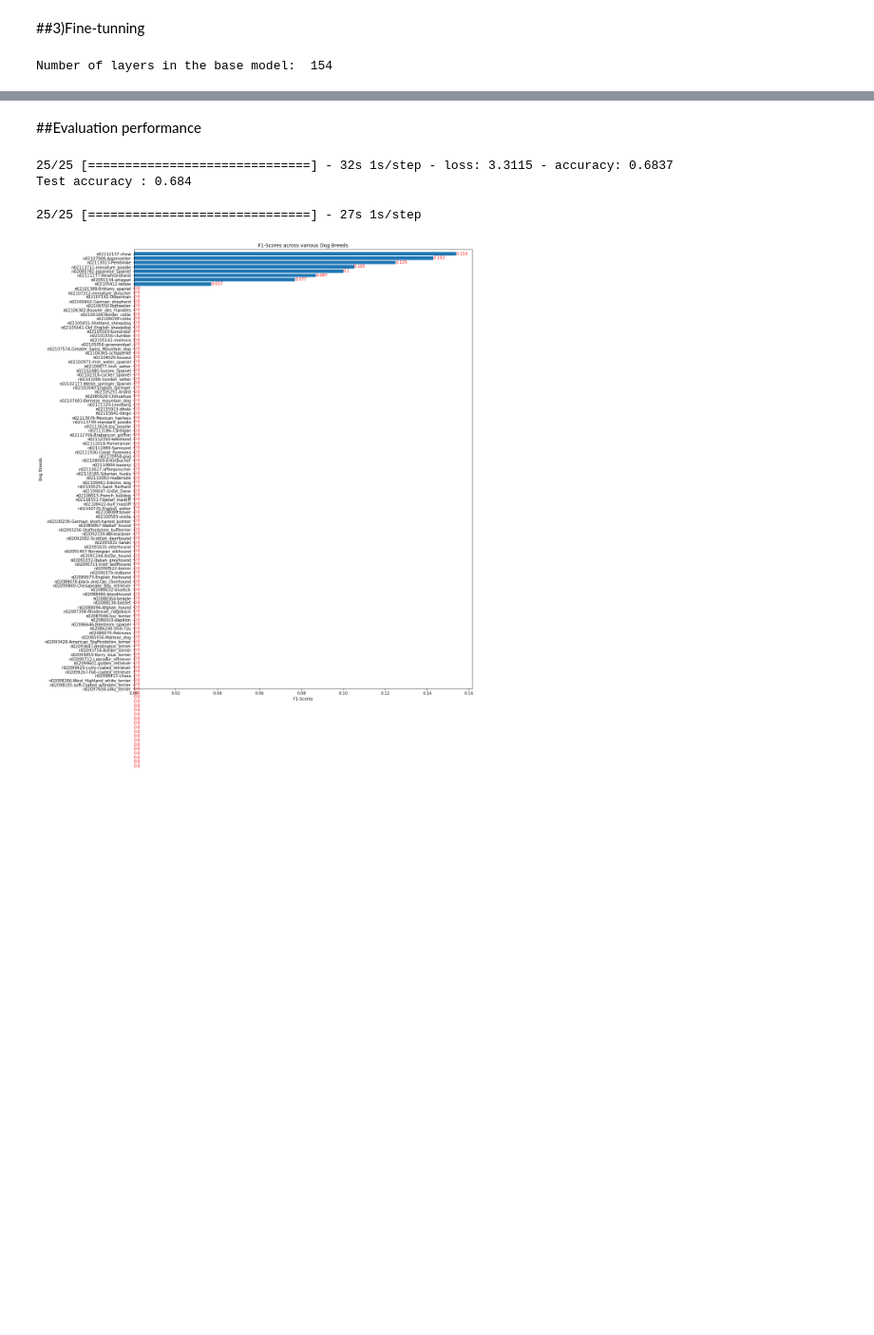
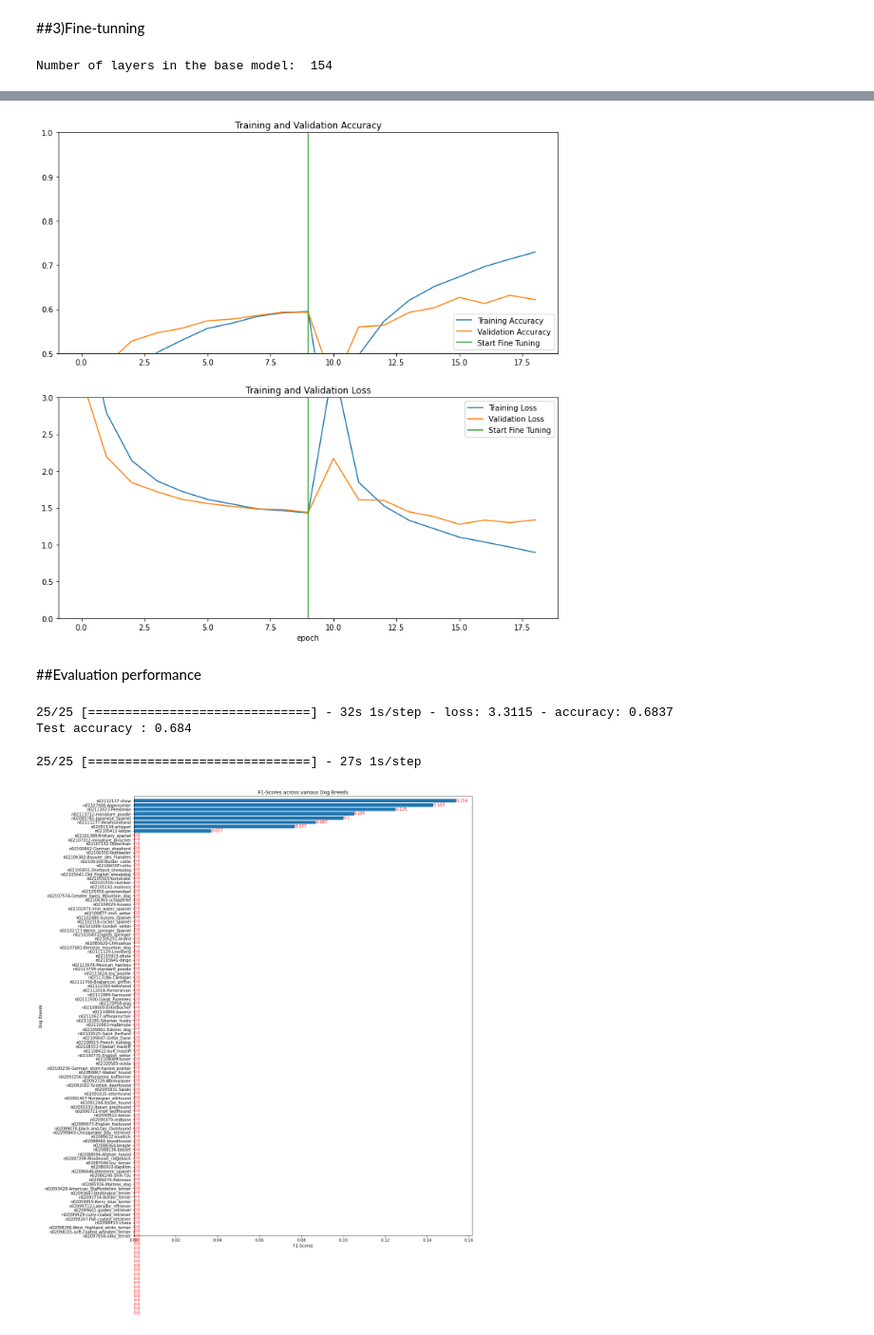
Before and after one commit to Farouk96/Dogs_classification_deeplearning, a Jupyter notebook: Dog_notebook.ipynb, the cells around one changed output, grey strips where cells are left out. Shown at 95% size. Cells and saved outputs as stored; diff of their text form; code cells hidden in the pictures; blank space fills up the shorter version.

```diff
--- a/Dog_notebook.ipynb
+++ b/Dog_notebook.ipynb
@@ -1378,11 +1440,10 @@ total_epochs =  10 + fine_tune_epochs
 
 t0 = time()
 
-history_fine = model.fit(train_set,
+history_fine = model.fit(train_data,
                          epochs=total_epochs,
-                         initial_epoch=9,
-                         #history.epoch[-1],
-                         validation_data=val_set,
+                         initial_epoch= 9,
+                         validation_data=valid_data,
                          callbacks=[es,mc])
 
 print("Done in %0.3fs." % (time() - t0))
@@ -1479,14 +1469,0 @@ es= keras.callbacks.EarlyStopping(
-# %%
-fine_tune_epochs = 10
-total_epochs =  10 + fine_tune_epochs
-
-t0 = time()
-
-history_fine = model.fit(train_set,
-                         epochs=total_epochs,
-                         initial_epoch=9,
-                         #history.epoch[-1],
-                         validation_data=val_set,
-                         callbacks=[es,mc])
-
-print("Done in %0.3fs." % (time() - t0))
@@ -1498,25 +1560,29 @@ KeyboardInterrupt: ignored
+# %%
+acc += history_fine.history['accuracy']
+val_acc += history_fine.history['val_accuracy']
+
+loss += history_fine.history['loss']
+val_loss += history_fine.history['val_loss']
 # %%
-acc = history.history['accuracy']
-val_acc = history.history['val_accuracy']
-
-loss = history.history['loss']
-val_loss = history.history['val_loss']
-
-plt.figure(figsize=(8, 8))
+plt.figure(figsize=(12, 12))
 plt.subplot(2, 1, 1)
 plt.plot(acc, label='Training Accuracy')
 plt.plot(val_acc, label='Validation Accuracy')
+plt.ylim([0.5, 1])
+plt.plot([9,9],
+          plt.ylim(), label='Start Fine Tuning')
 plt.legend(loc='lower right')
-plt.ylabel('Accuracy')
-plt.ylim([min(plt.ylim()),1])
 plt.title('Training and Validation Accuracy')
 
 plt.subplot(2, 1, 2)
 plt.plot(loss, label='Training Loss')
 plt.plot(val_loss, label='Validation Loss')
+plt.ylim([0, 3.0])
+plt.plot([9,9],
+         plt.ylim(), label='Start Fine Tuning')
 plt.legend(loc='upper right')
-plt.ylabel('Cross Entropy')
-plt.ylim([0,1.0])
 plt.title('Training and Validation Loss')
 plt.xlabel('epoch')
 plt.show()
+# %% [output]
+[figure, added]
```
Also changed, not shown: parts of 38 cells of this notebook.
